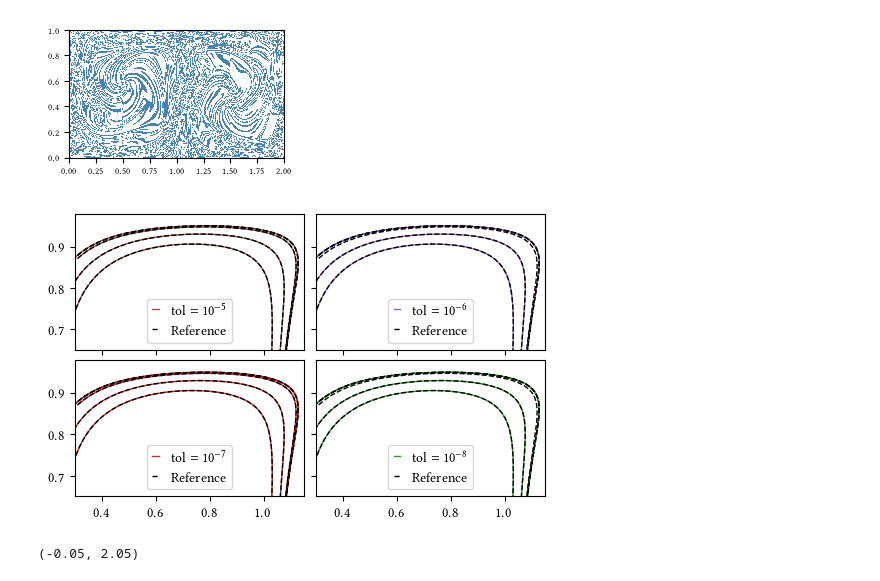
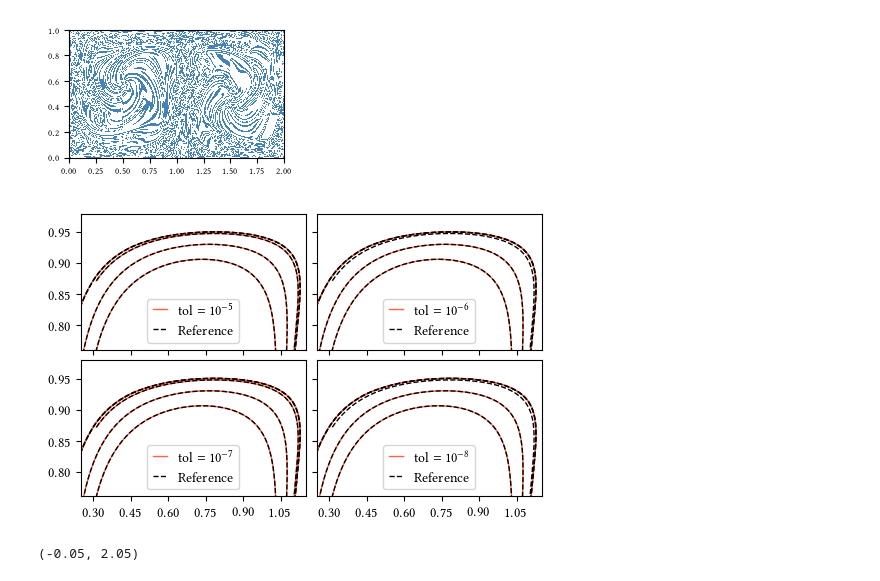
Before and after one commit to arnemagnus/physics_project, a Jupyter notebook: notebooks/doublegyre/calculate_errors_haller_effect.ipynb, the cells around one changed output. Drawn from its saved outputs; the diff is of its cells as text; code cells hidden in the pictures.

Commit message:
Made corrections per feedback from Tör. Changed color in figure showing lcs oscillation explanation, and figure text. Next up: Proofread and hand-in

```diff
--- a/notebooks/doublegyre/calculate_errors_haller_effect.ipynb
+++ b/notebooks/doublegyre/calculate_errors_haller_effect.ipynb
@@ -1615,61 +1615,65 @@ plotul.plot(0,0)
 plotul.plot(0,0)
 plotul.plot(0,0)
 plotul.plot(0,0)
-l,=plotul.plot(DP_LCS[0][0].tailcut_traj()[0],DP_LCS[0][0].tailcut_traj()[1],lw=1,label=r'$\textnormal{tol}=10^{-5}$')
+l,=plotul.plot(DP_LCS[0][0].tailcut_traj()[0],DP_LCS[0][0].tailcut_traj()[1],c='tomato',lw=1,label=r'$\textnormal{tol}=10^{-5}$')
 for slurmline in DP_LCS[0][3:5]:
     plotul.plot(slurmline.tailcut_traj()[0],slurmline.tailcut_traj()[1],lw=1,c=l.get_color(),label='_nolegend_')
 plotur.plot(0,0)
 plotur.plot(0,0)
 plotur.plot(0,0)
 plotur.plot(0,0)
-l,=plotur.plot(DP_LCS[1][3].tailcut_traj()[0],DP_LCS[1][3].tailcut_traj()[1],lw=1,label=r'$\textnormal{tol}=10^{-6}$')
+l,=plotur.plot(DP_LCS[1][3].tailcut_traj()[0],DP_LCS[1][3].tailcut_traj()[1],c='tomato',lw=1,label=r'$\textnormal{tol}=10^{-6}$')
 for slurmline in [DP_LCS[1][4],DP_LCS[1][6]]:
     plotur.plot(slurmline.tailcut_traj()[0],slurmline.tailcut_traj()[1],lw=1,c=l.get_color(),label='_nolegend_')
 plotll.plot(0,0)
 plotll.plot(0,0)
 plotll.plot(0,0)
-l, = plotll.plot(DP_LCS[2][0].tailcut_traj()[0],DP_LCS[2][0].tailcut_traj()[1],lw=1,label=r'$\textnormal{tol}=10^{-7}$')
+l, = plotll.plot(DP_LCS[2][0].tailcut_traj()[0],DP_LCS[2][0].tailcut_traj()[1],c='tomato',lw=1,label=r'$\textnormal{tol}=10^{-7}$')
 for slurmline in [DP_LCS[2][3],DP_LCS[2][4],DP_LCS[2][6]]:
     plotll.plot(slurmline.tailcut_traj()[0],slurmline.tailcut_traj()[1],lw=1,c=l.get_color(),label='_nolegend_')
 plotlr.plot(0,0)
 plotlr.plot(0,0)
-l, = plotlr.plot(DP_LCS[3][3].tailcut_traj()[0],DP_LCS[3][3].tailcut_traj()[1],lw=1,label=r'$\textnormal{tol}=10^{-8}$')
+l, = plotlr.plot(DP_LCS[3][3].tailcut_traj()[0],DP_LCS[3][3].tailcut_traj()[1],c='tomato',lw=1,label=r'$\textnormal{tol}=10^{-8}$')
 for slurmline in [DP_LCS[3][4],DP_LCS[3][6]]:
     plotlr.plot(slurmline.tailcut_traj()[0],slurmline.tailcut_traj()[1],lw=1,c=l.get_color(),label='_nolegend_')
 
 plotul.plot(LCS_ref[0].tailcut_traj()[0],LCS_ref[0].tailcut_traj()[1],'--',lw=1,c='k',label='Reference')
 plotur.plot(LCS_ref[0].tailcut_traj()[0],LCS_ref[0].tailcut_traj()[1],'--',lw=1,c='k',label='Reference')
 plotlr.plot(LCS_ref[0].tailcut_traj()[0],LCS_ref[0].tailcut_traj()[1],'--',lw=1,c='k',label='Reference')
 plotll.plot(LCS_ref[0].tailcut_traj()[0],LCS_ref[0].tailcut_traj()[1],'--',lw=1,c='k',label='Reference')
 for slurmline in LCS_ref[1:]:
     plotul.plot(slurmline.tailcut_traj()[0],slurmline.tailcut_traj()[1],'--',lw=1,c='k',label='_nolegend_')
     plotur.plot(slurmline.tailcut_traj()[0],slurmline.tailcut_traj()[1],'--',lw=1,c='k',label='_nolegend_')
     plotlr.plot(slurmline.tailcut_traj()[0],slurmline.tailcut_traj()[1],'--',lw=1,c='k',label='_nolegend_')
     plotll.plot(slurmline.tailcut_traj()[0],slurmline.tailcut_traj()[1],'--',lw=1,c='k',label='_nolegend_')
 
-plotul.set_xlim(0.3,1.15)
-plotul.set_ylim(0.65,0.98)
-plotur.set_xlim(0.3,1.15)
-plotur.set_ylim(0.65,0.98)
-plotll.set_xlim(0.3,1.15)
-plotll.set_ylim(0.65,0.98)
-plotlr.set_xlim(0.3,1.15)
-plotlr.set_ylim(0.65,0.98)
-legul = plotul.legend(loc='lower center',ncol=1,fontsize=10,markerscale=4,handlelength=0.5)
-legur = plotur.legend(loc='lower center',ncol=1,fontsize=10,markerscale=4,handlelength=0.5)
-leglr = plotlr.legend(loc='lower center',ncol=1,fontsize=10,markerscale=4,handlelength=0.5)
-legll = plotll.legend(loc='lower center',ncol=1,fontsize=10,markerscale=4,handlelength=0.5)
+plotul.set_xlim(0.25,1.15)
+plotul.set_ylim(0.76,0.98)
+plotur.set_xlim(0.25,1.15)
+plotur.set_ylim(0.76,0.98)
+plotll.set_xlim(0.25,1.15)
+plotll.set_ylim(0.76,0.98)
+plotlr.set_xlim(0.25,1.15)
+plotlr.set_ylim(0.76,0.98)
+legul = plotul.legend(loc='lower center',ncol=1,fontsize=10,markerscale=4,handlelength=1)
+legur = plotur.legend(loc='lower center',ncol=1,fontsize=10,markerscale=4,handlelength=1)
+leglr = plotlr.legend(loc='lower center',ncol=1,fontsize=10,markerscale=4,handlelength=1)
+legll = plotll.legend(loc='lower center',ncol=1,fontsize=10,markerscale=4,handlelength=1)
 fig.subplots_adjust(hspace=0.075,wspace=0.05)
+plt.setp(plotul,xticks=[0.3,0.45,0.6,0.75,0.9,1.05],yticks=[0.8,0.85,0.9,0.95])
 plt.setp(plotul.get_xticklabels(),visible=False)
 plt.setp(plotur.get_xticklabels(),visible=False)
+plt.setp(plotur,xticks=[0.3,0.45,0.6,0.75,0.9,1.05],yticks=[0.8,0.85,0.9,0.95])
 plt.setp(plotur.get_yticklabels(),visible=False)
+plt.setp(plotll,xticks=[0.3,0.45,0.6,0.75,0.9,1.05],yticks=[0.8,0.85,0.9,0.95])
+plt.setp(plotlr,xticks=[0.3,0.45,0.6,0.75,0.9,1.05],yticks=[0.8,0.85,0.9,0.95])
 plt.setp(plotlr.get_yticklabels(),visible=False)
 #plt.tight_layout()
-plt.subplots_adjust(left=0.06, right=0.992, top=0.992, bottom=0.08)
+plt.subplots_adjust(left=0.08, right=0.992, top=0.992, bottom=0.08)
 plt.savefig('/home/arne/Desktop/derpert.png',dpi=350)
 plt.savefig('error_plots/lcs_error_oscillations.pgf')
 # %% [output]
-[figure, old version]
+[figure, new version]
 # %%
 #fig = plt.figure(1,figsize=(5.05,3.1))
 #plot = fig.add_subplot(111)
```
Also changed, not shown: 16 other files.
